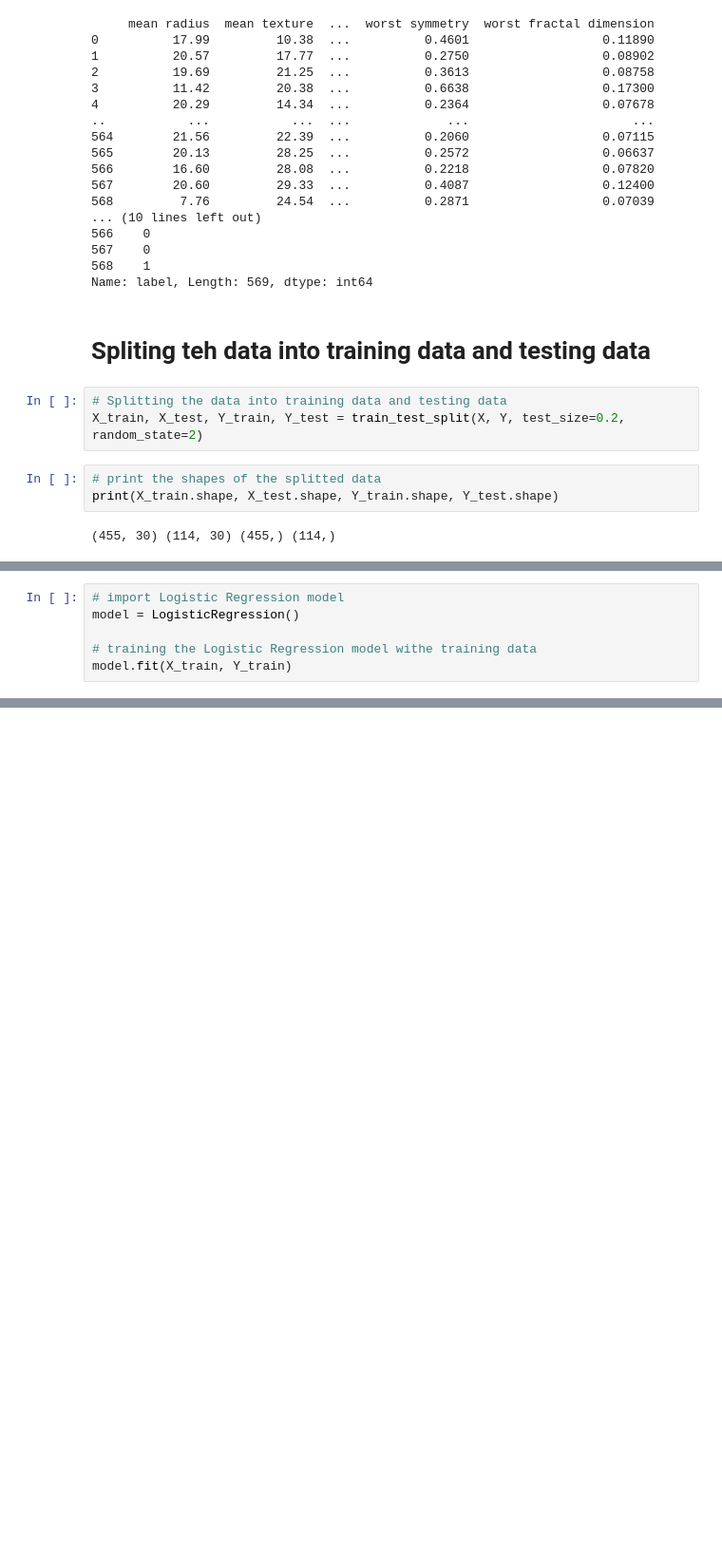
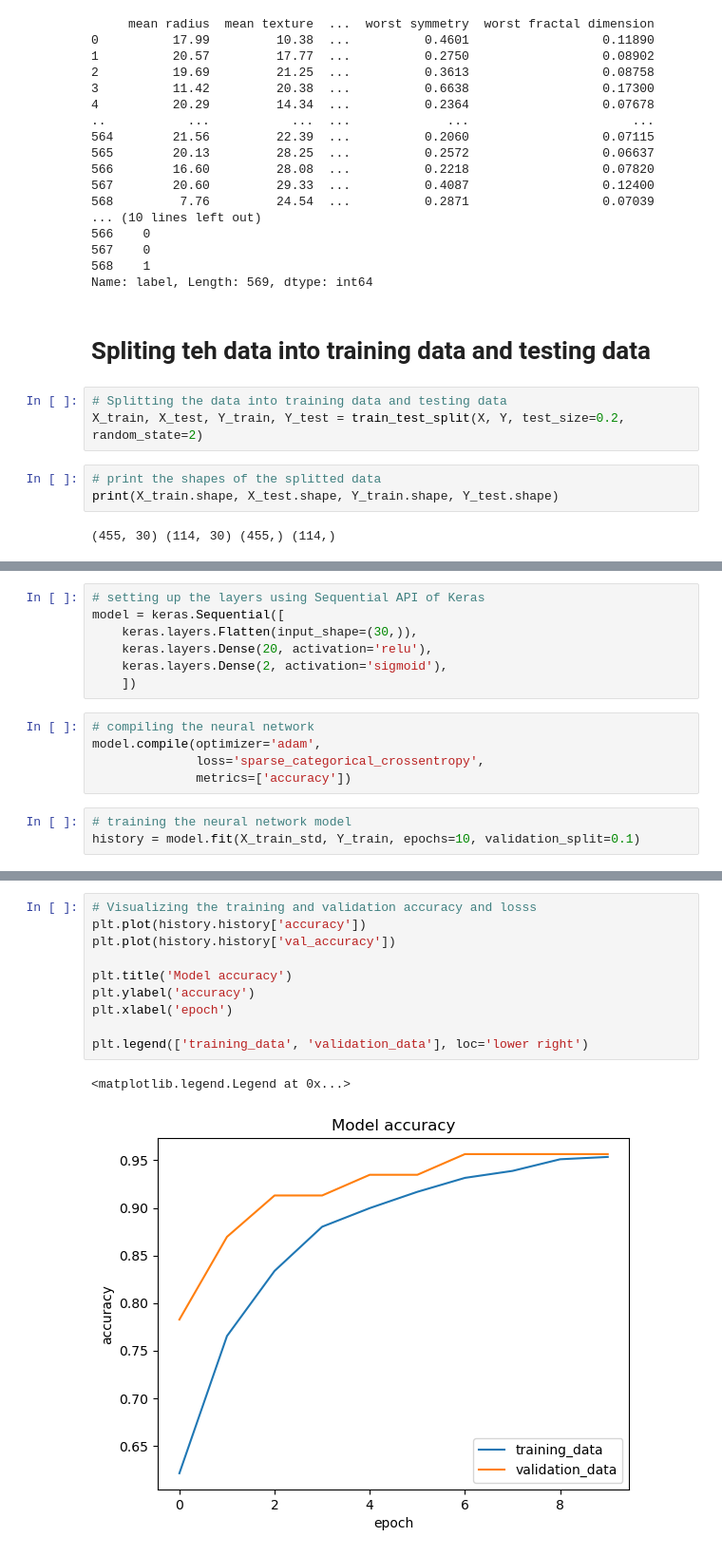
Before and after one commit to PRAFULPAWAR8888/AI-ML-Projects2025, a Jupyter notebook: DL/DL1-Breast_Cancer_Detection/Breast_Cancer_Detection.ipynb, the cells around one changed output, grey strips where cells are left out. Shown: that part at 95% size. Cells and saved outputs as stored; diff of their text form; blank space fills up the shorter version.

```diff
--- a/DL/DL1-Breast_Cancer_Detection/Breast_Cancer_Detection.ipynb
+++ b/DL/DL1-Breast_Cancer_Detection/Breast_Cancer_Detection.ipynb
@@ -177,6 +184,0 @@ print(X_train.shape, X_test.shape, Y_train.shape, Y_test.shape)
-# %%
-# import Logistic Regression model
-model = LogisticRegression()
-
-# training the Logistic Regression model withe training data
-model.fit(X_train, Y_train)
@@ -231,0 +193,15 @@ The breast cancer is Benign: 1
+# %%
+# setting up the layers using Sequential API of Keras
+model = keras.Sequential([
+    keras.layers.Flatten(input_shape=(30,)),
+    keras.layers.Dense(20, activation='relu'),
+    keras.layers.Dense(2, activation='sigmoid'),
+    ])
+# %%
+# compiling the neural network
+model.compile(optimizer='adam',
+              loss='sparse_categorical_crossentropy',
+              metrics=['accuracy'])
+# %%
+# training the neural network model
+history = model.fit(X_train_std, Y_train, epochs=10, validation_split=0.1)
@@ -231,0 +229,13 @@ The breast cancer is Benign: 1
+# %%
+# Visualizing the training and validation accuracy and losss
+plt.plot(history.history['accuracy'])
+plt.plot(history.history['val_accuracy'])
+
+plt.title('Model accuracy')
+plt.ylabel('accuracy')
+plt.xlabel('epoch')
+
+plt.legend(['training_data', 'validation_data'], loc='lower right')
+# %% [output]
+<matplotlib.legend.Legend at 0x...>
+[figure, added]
```
Also changed, not shown: parts of 26 cells of this notebook, 1 other file.
